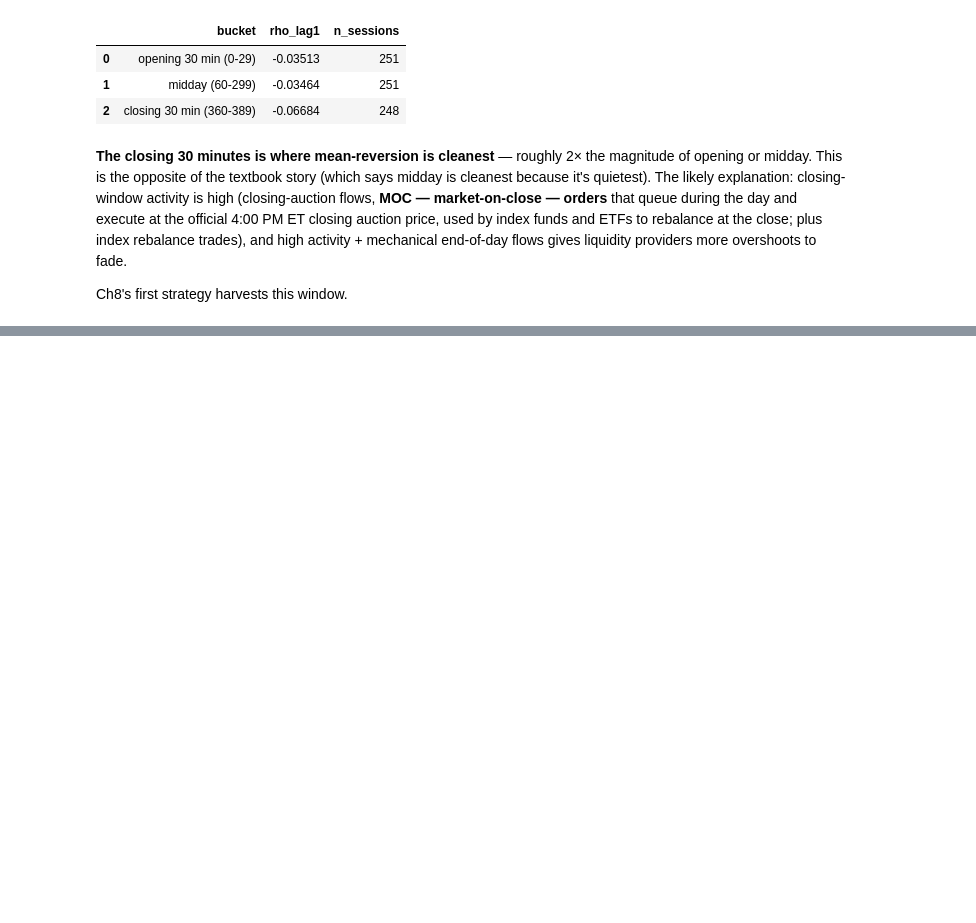
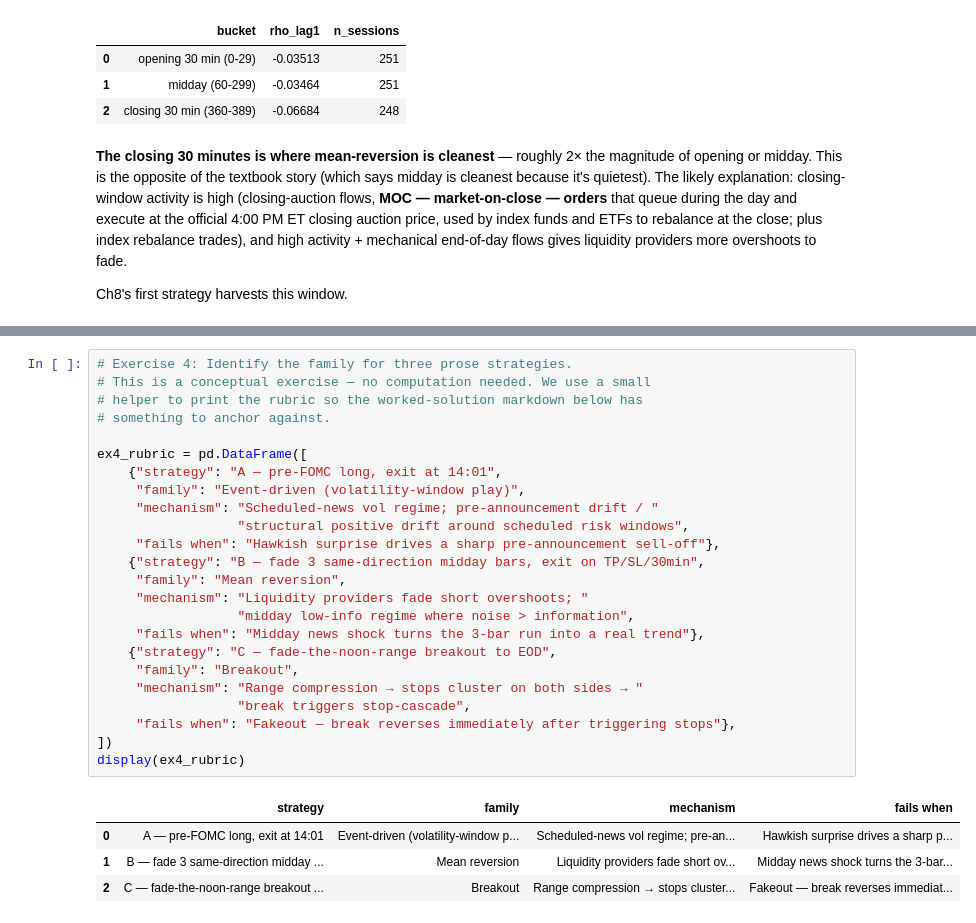
Before and after one commit to MichaelHelmers/quantitative-analysis, a Jupyter notebook: 07-strategy-taxonomy/lesson.ipynb, the cells around one changed output, grey strips where cells are left out. Saved outputs shown, nothing was run; the diff lists cells and outputs as text; blank space fills up the shorter version.

```diff
--- a/07-strategy-taxonomy/lesson.ipynb
+++ b/07-strategy-taxonomy/lesson.ipynb
@@ -182,0 +520,29 @@ See the README for full prompts. Four exercises:
+# %%
+# Exercise 4: Identify the family for three prose strategies.
+# This is a conceptual exercise — no computation needed. We use a small
+# helper to print the rubric so the worked-solution markdown below has
+# something to anchor against.
+
+ex4_rubric = pd.DataFrame([
+    {"strategy": "A — pre-FOMC long, exit at 14:01",
+     "family": "Event-driven (volatility-window play)",
+     "mechanism": "Scheduled-news vol regime; pre-announcement drift / "
+                  "structural positive drift around scheduled risk windows",
+     "fails when": "Hawkish surprise drives a sharp pre-announcement sell-off"},
+    {"strategy": "B — fade 3 same-direction midday bars, exit on TP/SL/30min",
+     "family": "Mean reversion",
+     "mechanism": "Liquidity providers fade short overshoots; "
+                  "midday low-info regime where noise > information",
+     "fails when": "Midday news shock turns the 3-bar run into a real trend"},
+    {"strategy": "C — fade-the-noon-range breakout to EOD",
+     "family": "Breakout",
+     "mechanism": "Range compression → stops cluster on both sides → "
+                  "break triggers stop-cascade",
+     "fails when": "Fakeout — break reverses immediately after triggering stops"},
+])
+display(ex4_rubric)
+# %% [output]
+|  | strategy | family | mechanism | fails when |
+| 0 | A — pre-FOMC long, exit at 14:01 | Event-driven (volatility-window p... | Scheduled-news vol regime; pre-an... | Hawkish surprise drives a sharp p... |
+| 1 | B — fade 3 same-direction midday ... | Mean reversion | Liquidity providers fade short ov... | Midday news shock turns the 3-bar... |
+| 2 | C — fade-the-noon-range breakout ... | Breakout | Range compression → stops cluster... | Fakeout — break reverses immediat... |
```
Also changed, not shown: parts of 9 cells of this notebook, 1 other file.
